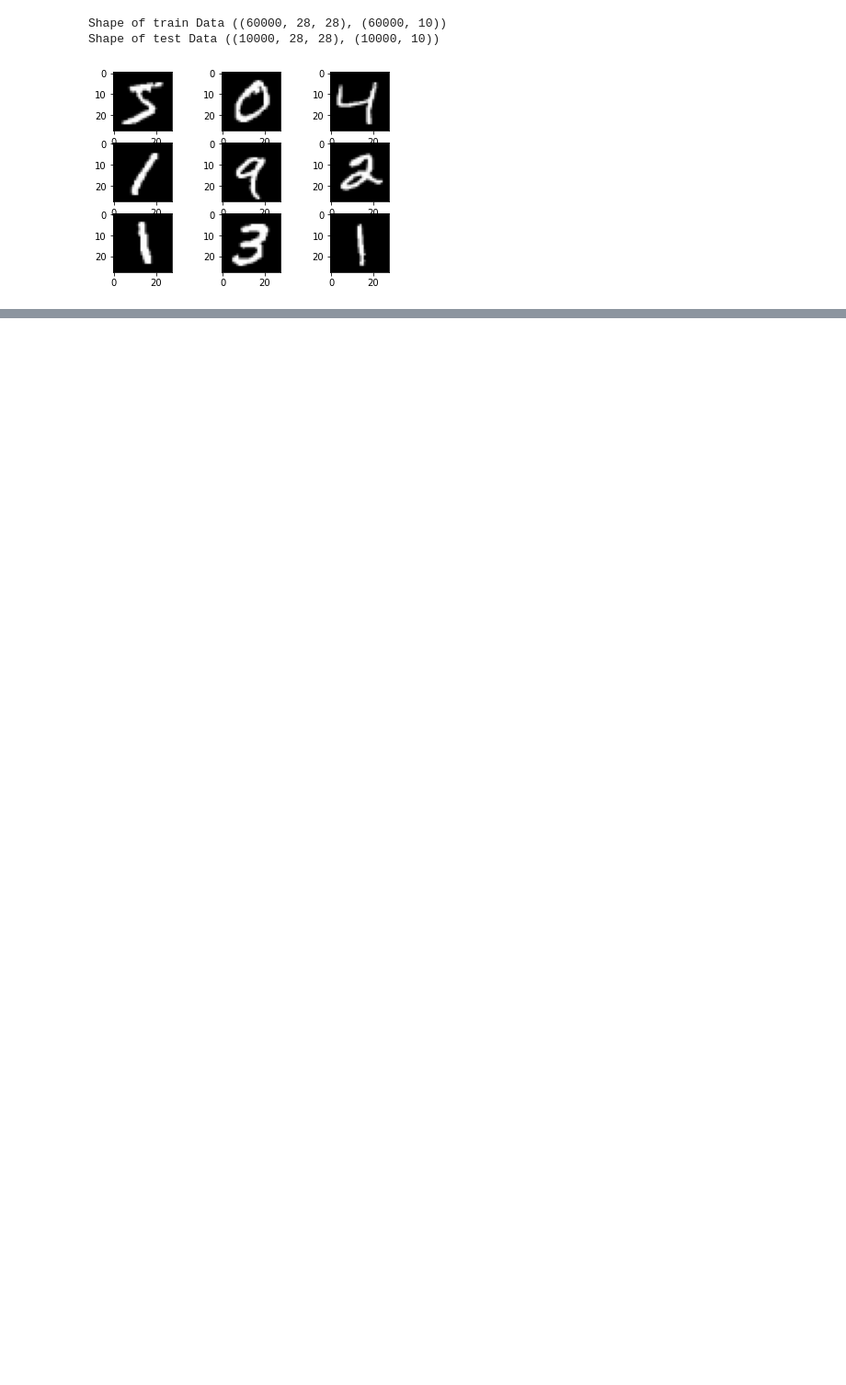
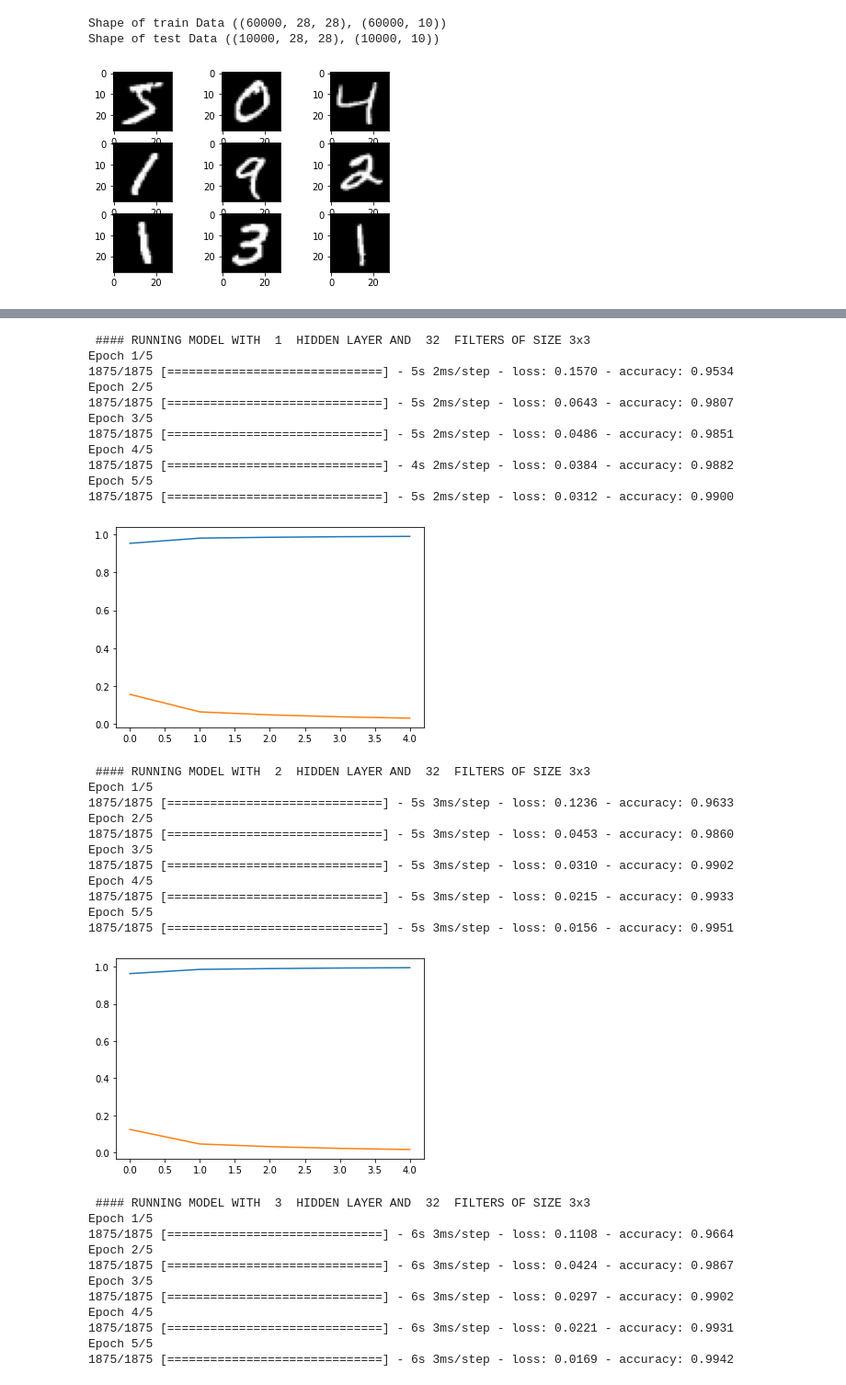
Before and after one commit to adityav1810/Semester_5_Labs, a Jupyter notebook: ECSE440L-DeepLearning/LAB6/LAB6.ipynb, the cells around one changed output, grey strips where cells are left out. Shown at 92% size. Cells and saved outputs as stored; diff of their text form; code cells hidden in the pictures; blank space fills up the shorter version.

```diff
--- a/ECSE440L-DeepLearning/LAB6/LAB6.ipynb
+++ b/ECSE440L-DeepLearning/LAB6/LAB6.ipynb
@@ -58,2 +128,52 @@ model.compile(optimizer='adam', loss='categorical_crossentropy', metrics=['accur
-# %%
-model.fit(X_train,y_train)
+# %%
+for no_of_layers in range(4):
+  print(" #### RUNNING MODEL WITH ",no_of_layers+1," HIDDEN LAYER AND ",32," FILTERS OF SIZE 3x3")
+  model=Sequential()
+  model.add(Conv2D(32, (3, 3), activation='relu', kernel_initializer='he_uniform', input_shape=(28, 28, 1)))
+  for i in range(no_of_layers):
+    model.add(Conv2D(32, (3, 3), activation='relu', kernel_initializer='he_uniform'))
+
+  model.add(MaxPooling2D((2, 2)))
+  model.add(Flatten())
+  model.add(Dense(10, activation='softmax'))
+  model.compile(optimizer='adam', loss='categorical_crossentropy', metrics=['accuracy'])
+  hist=model.fit(X_train,y_train,epochs=5)
+  plt.plot(hist.history['accuracy'])
+  plt.plot(hist.history['loss'])
+  plt.show()
+# %% [output]
+ #### RUNNING MODEL WITH  1  HIDDEN LAYER AND  32  FILTERS OF SIZE 3x3
+Epoch 1/5
+1875/1875 [==============================] - 5s 2ms/step - loss: 0.1570 - accuracy: 0.9534
+Epoch 2/5
+1875/1875 [==============================] - 5s 2ms/step - loss: 0.0643 - accuracy: 0.9807
+Epoch 3/5
+1875/1875 [==============================] - 5s 2ms/step - loss: 0.0486 - accuracy: 0.9851
+Epoch 4/5
+1875/1875 [==============================] - 4s 2ms/step - loss: 0.0384 - accuracy: 0.9882
+Epoch 5/5
+1875/1875 [==============================] - 5s 2ms/step - loss: 0.0312 - accuracy: 0.9900
+[figure, added]
+ #### RUNNING MODEL WITH  2  HIDDEN LAYER AND  32  FILTERS OF SIZE 3x3
+Epoch 1/5
+1875/1875 [==============================] - 5s 3ms/step - loss: 0.1236 - accuracy: 0.9633
+Epoch 2/5
+1875/1875 [==============================] - 5s 3ms/step - loss: 0.0453 - accuracy: 0.9860
+Epoch 3/5
+1875/1875 [==============================] - 5s 3ms/step - loss: 0.0310 - accuracy: 0.9902
+Epoch 4/5
+1875/1875 [==============================] - 5s 3ms/step - loss: 0.0215 - accuracy: 0.9933
+Epoch 5/5
+1875/1875 [==============================] - 5s 3ms/step - loss: 0.0156 - accuracy: 0.9951
+[figure, added]
+ #### RUNNING MODEL WITH  3  HIDDEN LAYER AND  32  FILTERS OF SIZE 3x3
+Epoch 1/5
+1875/1875 [==============================] - 6s 3ms/step - loss: 0.1108 - accuracy: 0.9664
+Epoch 2/5
+1875/1875 [==============================] - 6s 3ms/step - loss: 0.0424 - accuracy: 0.9867
+Epoch 3/5
+1875/1875 [==============================] - 6s 3ms/step - loss: 0.0297 - accuracy: 0.9902
+Epoch 4/5
+1875/1875 [==============================] - 6s 3ms/step - loss: 0.0221 - accuracy: 0.9931
+Epoch 5/5
+1875/1875 [==============================] - 6s 3ms/step - loss: 0.0169 - accuracy: 0.9942
```
Also changed, not shown: parts of 4 cells of this notebook.
